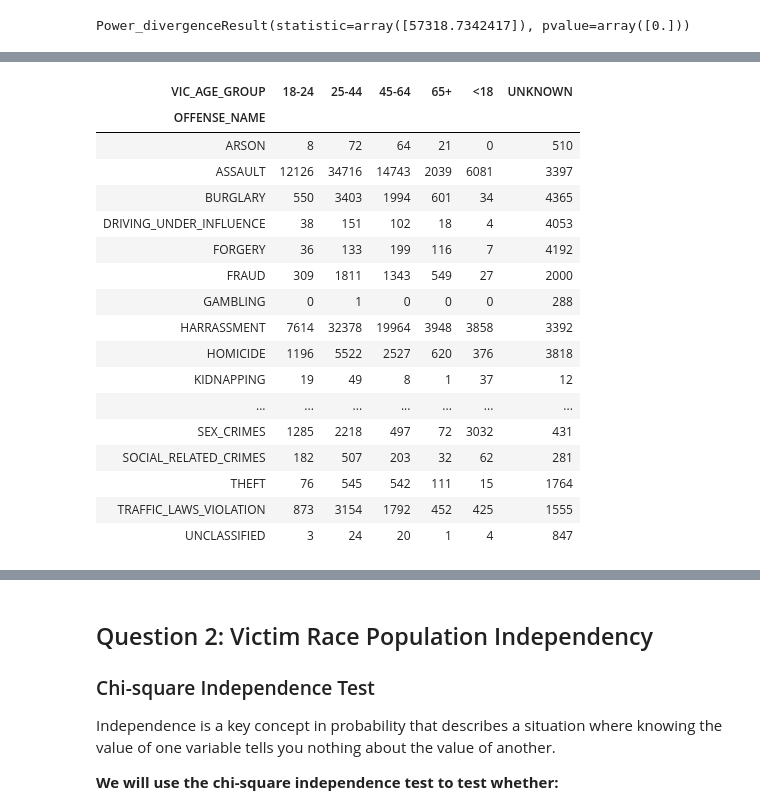
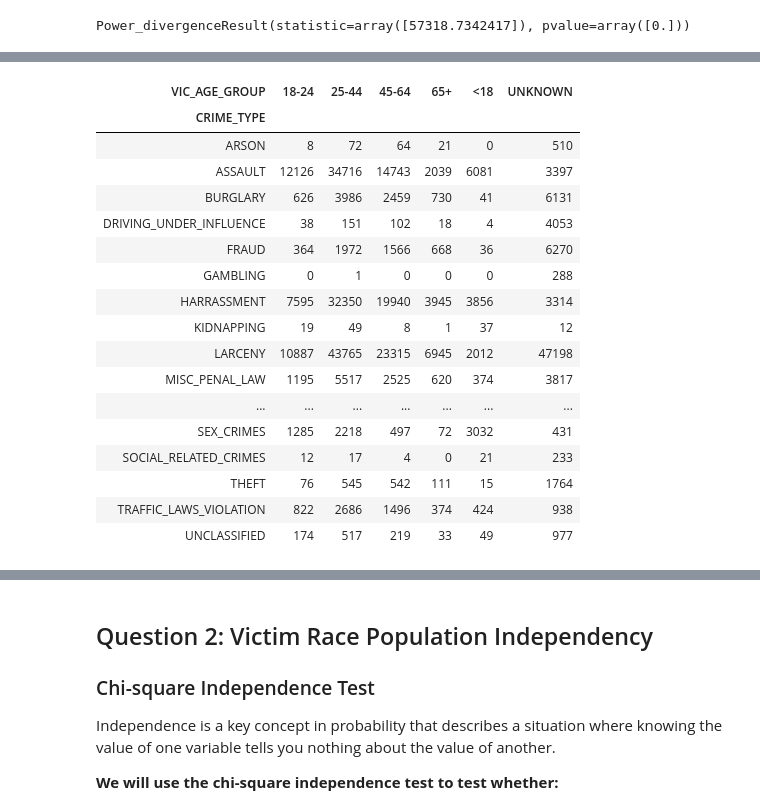
Before and after one commit to elizabeamedalla/Capstone-1, a Jupyter notebook: Statistical Inference.ipynb, the cells around one changed output, grey strips where cells are left out. Drawn from its saved outputs; the diff is of its cells as text; code cells hidden in the pictures.

```diff
--- a/Statistical Inference.ipynb
+++ b/Statistical Inference.ipynb
@@ -175,25 +173,25 @@ two_way_table2
 # %%
-two_way_table3 = pd.crosstab(index=df["OFFENSE_NAME"], columns=df["VIC_AGE_GROUP"])
+two_way_table3 = pd.crosstab(index=df["CRIME_TYPE"], columns=df["VIC_AGE_GROUP"])
 two_way_table3
 # %% [output]
 | VIC_AGE_GROUP | 18-24 | 25-44 | 45-64 | 65+ | <18 | UNKNOWN |
-| OFFENSE_NAME |  |  |  |  |  |  |
+| CRIME_TYPE |  |  |  |  |  |  |
 | ARSON | 8 | 72 | 64 | 21 | 0 | 510 |
 | ASSAULT | 12126 | 34716 | 14743 | 2039 | 6081 | 3397 |
-| BURGLARY | 550 | 3403 | 1994 | 601 | 34 | 4365 |
+| BURGLARY | 626 | 3986 | 2459 | 730 | 41 | 6131 |
 | DRIVING_UNDER_INFLUENCE | 38 | 151 | 102 | 18 | 4 | 4053 |
-| FORGERY | 36 | 133 | 199 | 116 | 7 | 4192 |
-| FRAUD | 309 | 1811 | 1343 | 549 | 27 | 2000 |
+| FRAUD | 364 | 1972 | 1566 | 668 | 36 | 6270 |
 | GAMBLING | 0 | 1 | 0 | 0 | 0 | 288 |
-| HARRASSMENT | 7614 | 32378 | 19964 | 3948 | 3858 | 3392 |
-| HOMICIDE | 1196 | 5522 | 2527 | 620 | 376 | 3818 |
+| HARRASSMENT | 7595 | 32350 | 19940 | 3945 | 3856 | 3314 |
 | KIDNAPPING | 19 | 49 | 8 | 1 | 37 | 12 |
+| LARCENY | 10887 | 43765 | 23315 | 6945 | 2012 | 47198 |
+| MISC_PENAL_LAW | 1195 | 5517 | 2525 | 620 | 374 | 3817 |
 | ... | ... | ... | ... | ... | ... | ... |
 | SEX_CRIMES | 1285 | 2218 | 497 | 72 | 3032 | 431 |
-| SOCIAL_RELATED_CRIMES | 182 | 507 | 203 | 32 | 62 | 281 |
+| SOCIAL_RELATED_CRIMES | 12 | 17 | 4 | 0 | 21 | 233 |
 | THEFT | 76 | 545 | 542 | 111 | 15 | 1764 |
-| TRAFFIC_LAWS_VIOLATION | 873 | 3154 | 1792 | 452 | 425 | 1555 |
-| UNCLASSIFIED | 3 | 24 | 20 | 1 | 4 | 847 |
+| TRAFFIC_LAWS_VIOLATION | 822 | 2686 | 1496 | 374 | 424 | 938 |
+| UNCLASSIFIED | 174 | 517 | 219 | 33 | 49 | 977 |
 # %%
 # try multi-indexing for contingency table
 
```
Also changed, not shown: parts of 11 cells of this notebook.
